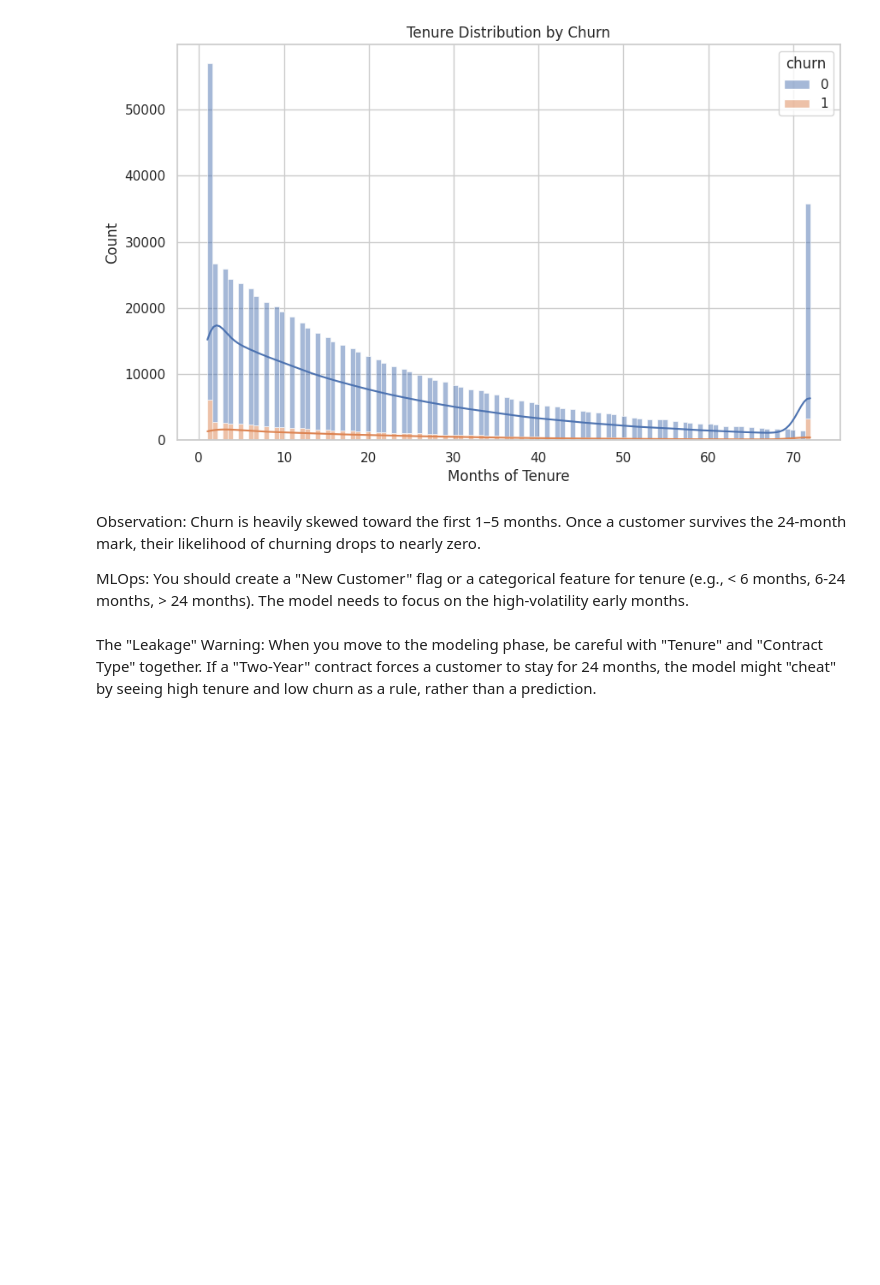
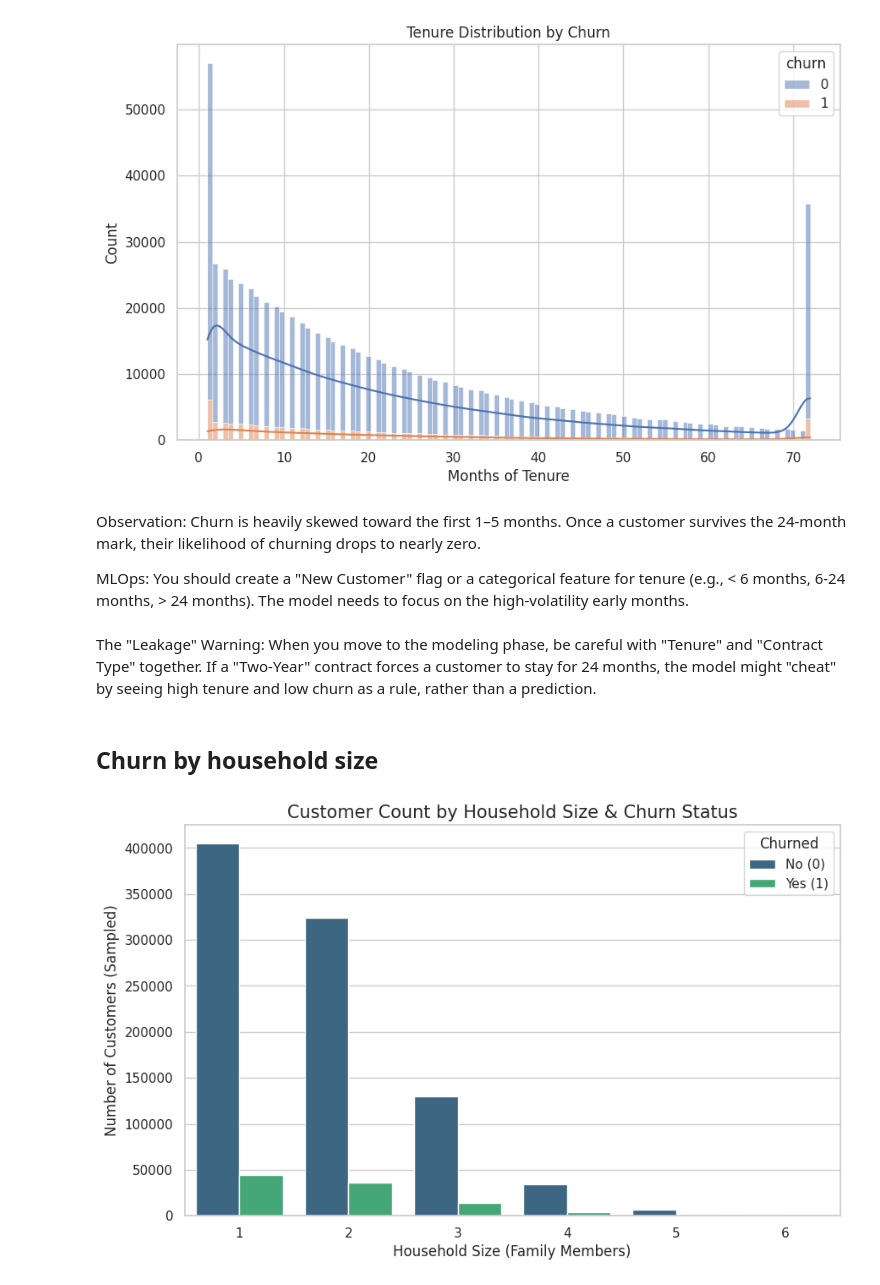
Before and after one commit to WXUXIN/BT4301-Project-Group-10, a Jupyter notebook: dataops/churn_eda.ipynb, the cells around one changed output. Drawn from its saved outputs; the diff is of its cells as text; code cells hidden in the pictures; blank space fills up the shorter version.

```diff
--- a/dataops/churn_eda.ipynb
+++ b/dataops/churn_eda.ipynb
@@ -143,3 +211,22 @@ Observation: Churn is heavily skewed toward the first 1–5 months. Once a custo
 MLOps: You should create a "New Customer" flag or a categorical feature for tenure (e.g., < 6 months, 6-24 months, > 24 months). The model needs to focus on the high-volatility early months.
 # %% [markdown]
 The "Leakage" Warning: When you move to the modeling phase, be careful with "Tenure" and "Contract Type" together. If a "Two-Year" contract forces a customer to stay for 24 months, the model might "cheat" by seeing high tenure and low churn as a rule, rather than a prediction.
+# %% [markdown]
+## Churn by household size
+# %%
+plt.figure(figsize=(10, 6))
+
+sns.countplot(
+    data=df,
+    x='household_size',
+    hue='churn',
+    palette='viridis'
+)
+
+plt.title('Customer Count by Household Size & Churn Status', fontsize=15)
+plt.xlabel('Household Size (Family Members)', fontsize=12)
+plt.ylabel('Number of Customers (Sampled)', fontsize=12)
+plt.legend(title='Churned', labels=['No (0)', 'Yes (1)'])
+plt.show()
+# %% [output]
+[figure, added]
```
Also changed, not shown: parts of 9 cells of this notebook, 1 other file.
